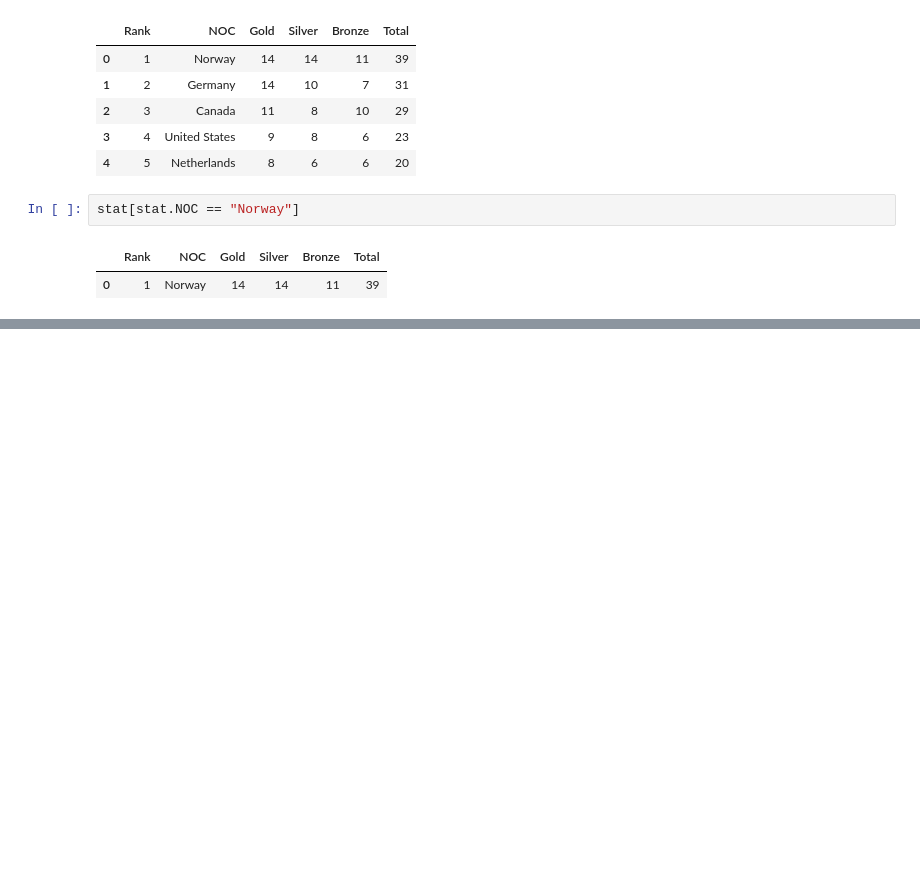
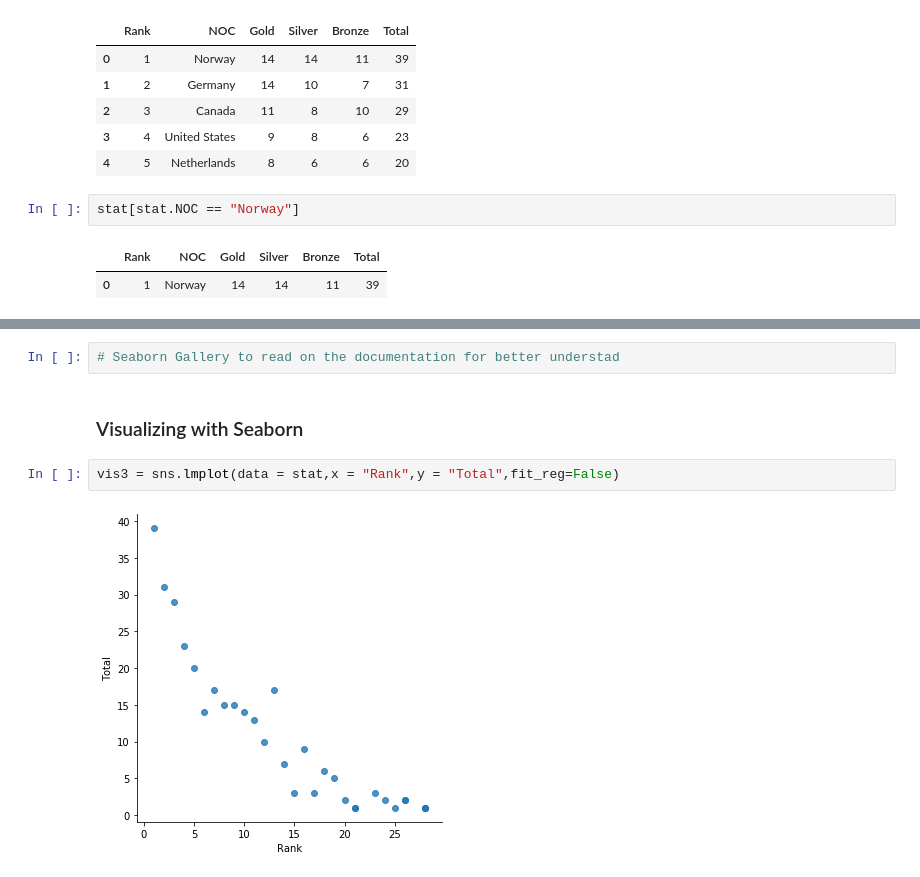
Before and after one commit to meda-cyber/Python_for_Data, a Jupyter notebook: Python for data with A-Z/DataFrame/DataFrame.ipynb, the cells around one changed output, grey strips where cells are left out. Drawn from its saved outputs; the diff is of its cells as text; blank space fills up the shorter version.

```diff
--- a/Python for data with A-Z/DataFrame Folder/DataFrame.ipynb
+++ b/Python for data with A-Z/DataFrame/DataFrame.ipynb
@@ -580,0 +670,8 @@ stat[stat.NOC == "Norway"]
+# %%
+# Seaborn Gallery to read on the documentation for better understad
+# %% [markdown]
+### Visualizing with Seaborn
+# %%
+vis3 = sns.lmplot(data = stat,x = "Rank",y = "Total",fit_reg=False)
+# %% [output]
+[figure, added]
```
Also changed, not shown: parts of 20 cells of this notebook, 9 other files.
